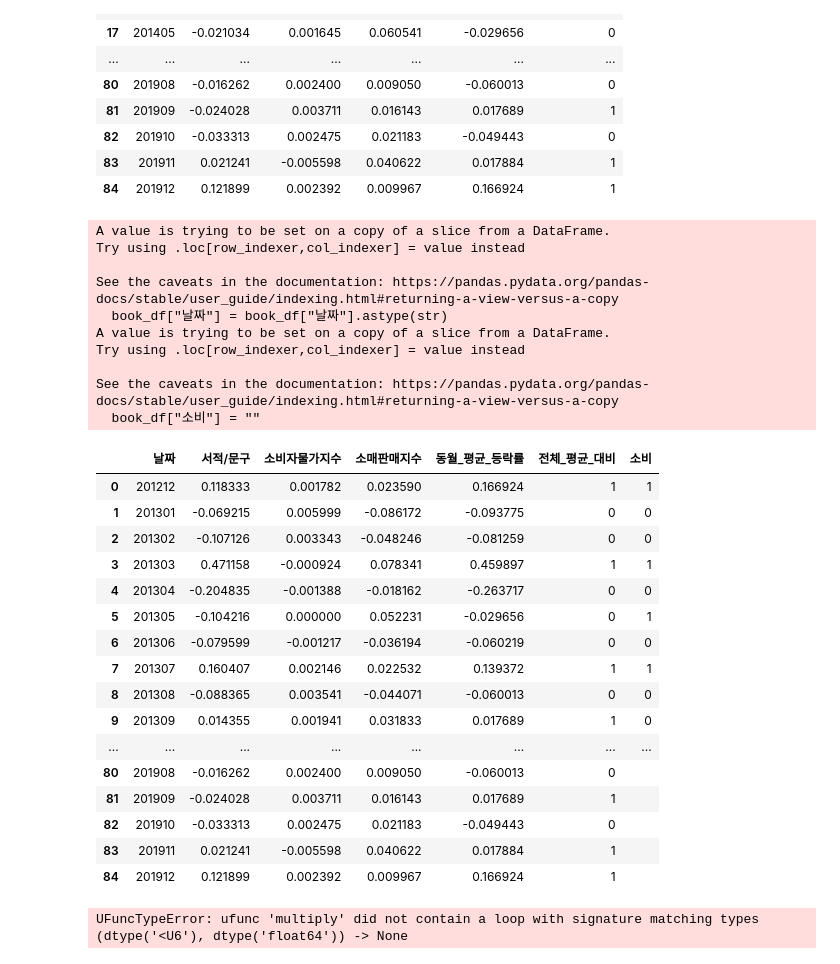
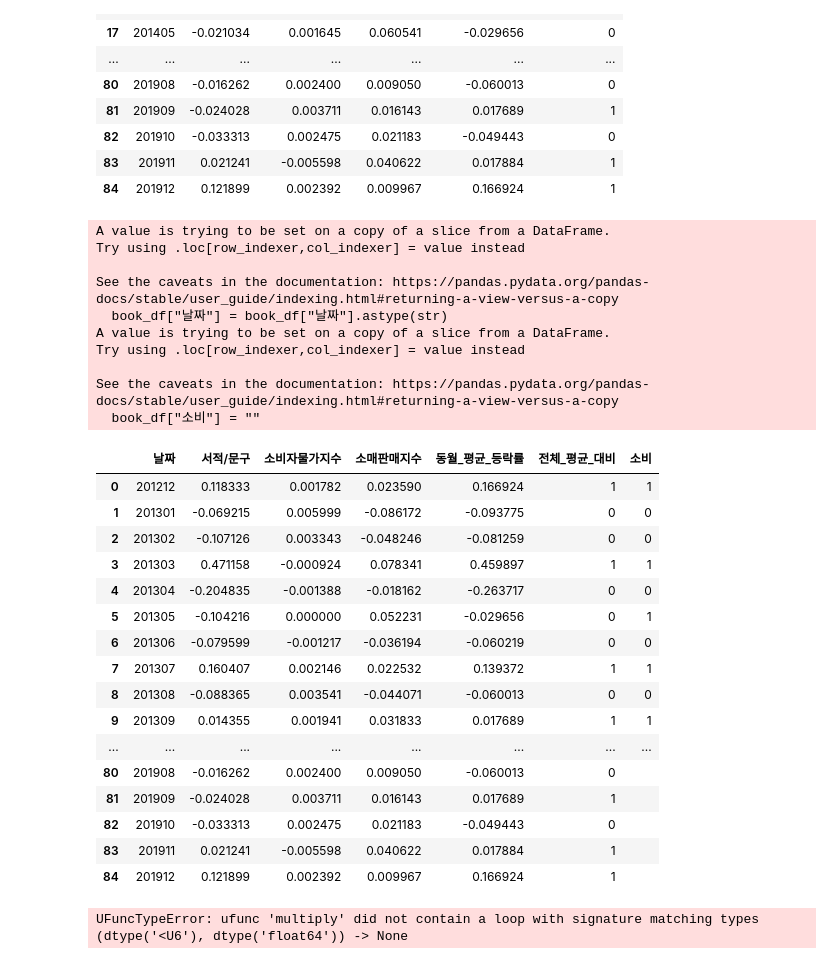
Before and after one commit to jkim0313/project1_dajopay, a Jupyter notebook: classification.ipynb, the cells around one changed output. Saved outputs shown, nothing was run; the diff lists cells and outputs as text; code cells hidden in the pictures.

```diff
--- a/classification.ipynb
+++ b/classification.ipynb
@@ -581,8 +581,11 @@ for i in range(0, 13):
             or book_df.loc[i, "날짜"].endswith("05") or book_df.loc[i, "날짜"].endswith("06") or book_df.loc[i, "날짜"].endswith("08")\
             or book_df.loc[i, "날짜"].endswith("09") or book_df.loc[i, "날짜"].endswith("10") or book_df.loc[i, "날짜"].endswith("11"):
                 if book_df.loc[i,"서적/문구"] <= book_df["서적/문구"].mean():
-                    if book_df.loc[i, "소비자물가지수"] >= book_df["소비자물가지수"].quantile(q=0.25):
+                    if book_df.loc[i, "소비자물가지수"] > book_df["소비자물가지수"].quantile(q=0.25):
+                        if book_df.loc[i, "소매판매지수"] < book_df["소매판매지수"].quantile(q=0.5):
                             book_df.loc[i, "소비"] = 0
+                        else:
+                            book_df.loc[i, "소비"] = 1
                     elif book_df.loc[i, "소비자물가지수"] < book_df["소비자물가지수"].quantile(q=0.25):
                         if book_df.loc[i, "소매판매지수"] < book_df["소매판매지수"].quantile(q=0.5):
                             book_df.loc[i, "소비"] = 0
@@ -604,50 +607,50 @@ for i in range(0, 13):
             or book_df.loc[i, "날짜"].endswith("05") or book_df.loc[i, "날짜"].endswith("06") or book_df.loc[i, "날짜"].endswith("08")\
             or book_df.loc[i, "날짜"].endswith("09") or book_df.loc[i, "날짜"].endswith("10") or book_df.loc[i, "날짜"].endswith("11"):
                 if book_df.loc[i,"서적/문구"] <= book_df["서적/문구"].mean():
-                    if book_df.loc[i, "소비자물가지수"] >= book_df["소비자물가지수"].quantile(q=0.25):
-                        if book_df.loc[i, "소매판매지수"] > book_df["소매판매지수"].quantile(q=0.5):
+                    if book_df.loc[i, "소비자물가지수"] > book_df["소비자물가지수"].quantile(q=0.25):
+                        if book_df.loc[i, "소매판매지수"] < book_df["소매판매지수"].quantile(q=0.5):
+                            book_df.loc[i, "소비"] = 0
+                        else:
                             book_df.loc[i, "소비"] = 1
+                    elif book_df.loc[i, "소비자물가지수"] < book_df["소비자물가지수"].quantile(q=0.25):
+                        if book_df.loc[i, "소매판매지수"] < book_df["소매판매지수"].quantile(q=0.5):
+                            book_df.loc[i, "소비"] = 0
                         else:
-                            book_df.loc[i, "소비"] = 0
-                    elif book_df.loc[i, "소비자물가지수"] < book_df["소비자물가지수"].quantile(q=0.25):
-                        if book_df.loc[i, "소매판매지수"] > book_df["소매판매지수"].quantile(q=0.5):
                             book_df.loc[i, "소비"] = 1
-                        else:
-                            book_df.loc[i, "소비"] = 0
 
                 elif book_df.loc[i,"서적/문구"] > book_df["서적/문구"].mean():
                     if book_df.loc[i, "소비자물가지수"] >= book_df["소비자물가지수"].quantile(q=0.25):
                         if book_df.loc[i, "소매판매지수"] < book_df["소매판매지수"].quantile(q=0.75):
                             book_df.loc[i, "소비"] = 0
                     elif book_df.loc[i, "소비자물가지수"] < book_df["소비자물가지수"].quantile(q=0.75):
                         if book_df.loc[i, "소매판매지수"] >= book_df["소매판매지수"].quantile(q=0.75):
                             book_df.loc[i, "소비"] = 1
                         else:
                             book_df.loc[i, "소비"] = 0
 
 book_df
 # %% [output]
 A value is trying to be set on a copy of a slice from a DataFrame.
 Try using .loc[row_indexer,col_indexer] = value instead
 
 See the caveats in the documentation: https://pandas.pydata.org/pandas-docs/stable/user_guide/indexing.html#returning-a-view-versus-a-copy
   book_df["날짜"] = book_df["날짜"].astype(str)
 A value is trying to be set on a copy of a slice from a DataFrame.
 Try using .loc[row_indexer,col_indexer] = value instead
 
 See the caveats in the documentation: https://pandas.pydata.org/pandas-docs/stable/user_guide/indexing.html#returning-a-view-versus-a-copy
   book_df["소비"] = ""
 |  | 날짜 | 서적/문구 | 소비자물가지수 | 소매판매지수 | 동월_평균_등락률 | 전체_평균_대비 | 소비 |
 | 0 | 201212 | 0.118333 | 0.001782 | 0.023590 | 0.166924 | 1 | 1 |
 | 1 | 201301 | -0.069215 | 0.005999 | -0.086172 | -0.093775 | 0 | 0 |
 | 2 | 201302 | -0.107126 | 0.003343 | -0.048246 | -0.081259 | 0 | 0 |
 | 3 | 201303 | 0.471158 | -0.000924 | 0.078341 | 0.459897 | 1 | 1 |
 | 4 | 201304 | -0.204835 | -0.001388 | -0.018162 | -0.263717 | 0 | 0 |
 | 5 | 201305 | -0.104216 | 0.000000 | 0.052231 | -0.029656 | 0 | 1 |
 | 6 | 201306 | -0.079599 | -0.001217 | -0.036194 | -0.060219 | 0 | 0 |
 | 7 | 201307 | 0.160407 | 0.002146 | 0.022532 | 0.139372 | 1 | 1 |
 | 8 | 201308 | -0.088365 | 0.003541 | -0.044071 | -0.060013 | 0 | 0 |
-| 9 | 201309 | 0.014355 | 0.001941 | 0.031833 | 0.017689 | 1 | 0 |
+| 9 | 201309 | 0.014355 | 0.001941 | 0.031833 | 0.017689 | 1 | 1 |
 | ... | ... | ... | ... | ... | ... | ... | ... |
 | 80 | 201908 | -0.016262 | 0.002400 | 0.009050 | -0.060013 | 0 |  |
 | 81 | 201909 | -0.024028 | 0.003711 | 0.016143 | 0.017689 | 1 |  |
```
